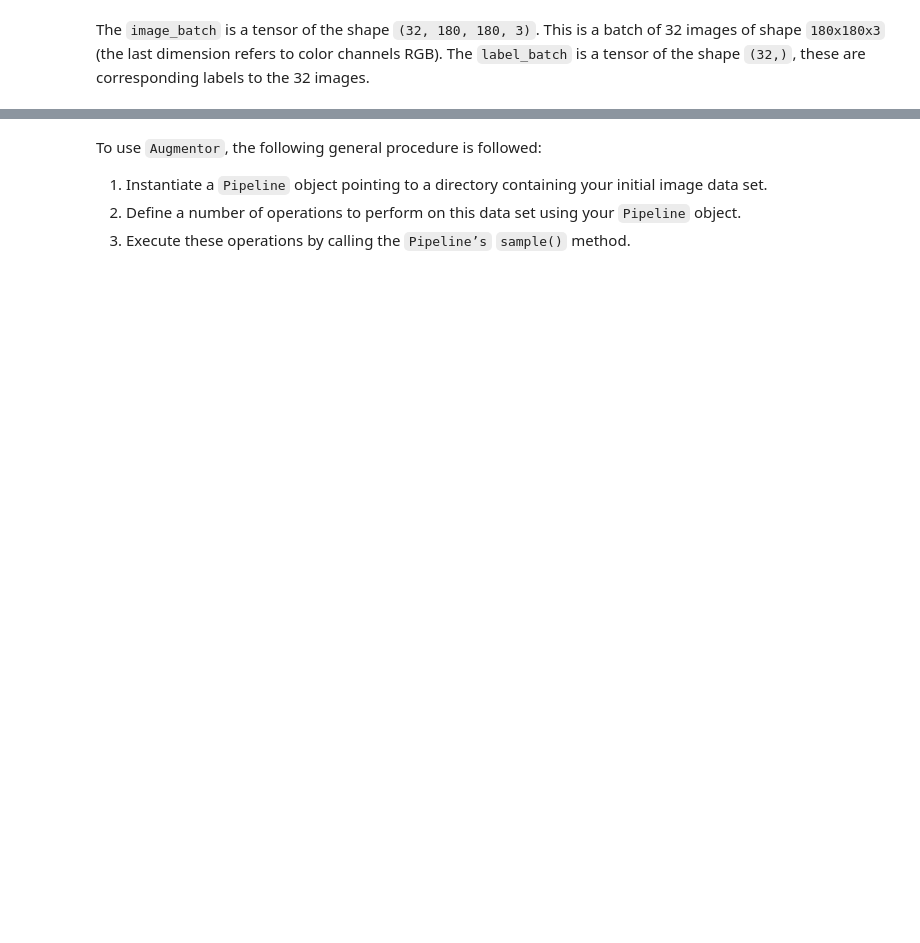
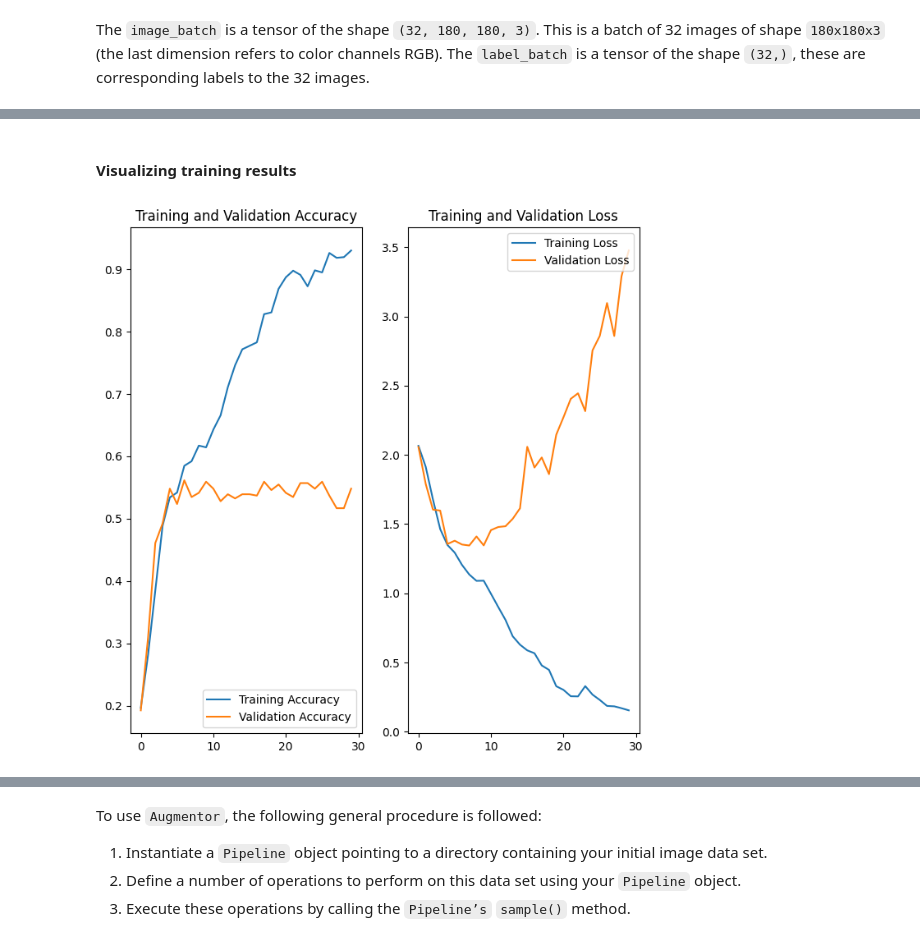
Before and after one commit to shruthipv96/MelanomaDetection, a Jupyter notebook: ShruthipVenkatesh_nn.ipynb, the cells around one changed output, grey strips where cells are left out. Cells and saved outputs as stored; diff of their text form; code cells hidden in the pictures; blank space fills up the shorter version.

Commit message:
Added first working copy

```diff
--- a/ShruthipVenkatesh_nn.ipynb
+++ b/ShruthipVenkatesh_nn.ipynb
@@ -196,0 +200,34 @@ plt.show()
+# %%
+# Model Network
+base_model = Sequential([
+         # Normalizing the input
+         layers.Rescaling(1./255,input_shape=(img_height,img_width,3)),
+
+         # First Conv Unit
+         layers.Conv2D(16,3,padding='same',activation="relu"),
+         layers.MaxPool2D((2,2),strides=2),
+
+         # Second Conv Unit
+         layers.Conv2D(32,3,padding='same',activation="relu"),
+         layers.MaxPool2D((2,2),strides=2),
+
+         # Third Conv Unit
+         layers.Conv2D(64,3,padding='same',activation="relu"),
+         layers.MaxPool2D((2,2),strides=2),
+
+         # Flatten
+         layers.Flatten(),
+
+         # Dense networks to classify the input
+         layers.Dense(128,activation="relu"),
+         layers.Dense(64,activation="relu"),
+         layers.Dense(num_classes)
+])
+
+# Compile the model
+base_model.compile(optimizer = 'adam',
+              loss= tf.losses.SparseCategoricalCrossentropy(from_logits=True),
+              metrics=['accuracy'])
+
+# View the summary of all layers
+base_model.summary()
@@ -196,0 +254,9 @@ plt.show()
+# %%
+epochs = 30
+
+# Train the model with 30 epochs
+history_base_model = base_model.fit(
+  train_ds,
+  validation_data=val_ds,
+  epochs=epochs
+)
@@ -196,0 +281,6 @@ plt.show()
+# %% [markdown]
+#### Visualizing training results
+# %%
+visualize_train_results(history_base_model)
+# %% [output]
+[figure, added]
```
Also changed, not shown: parts of 154 cells of this notebook.
